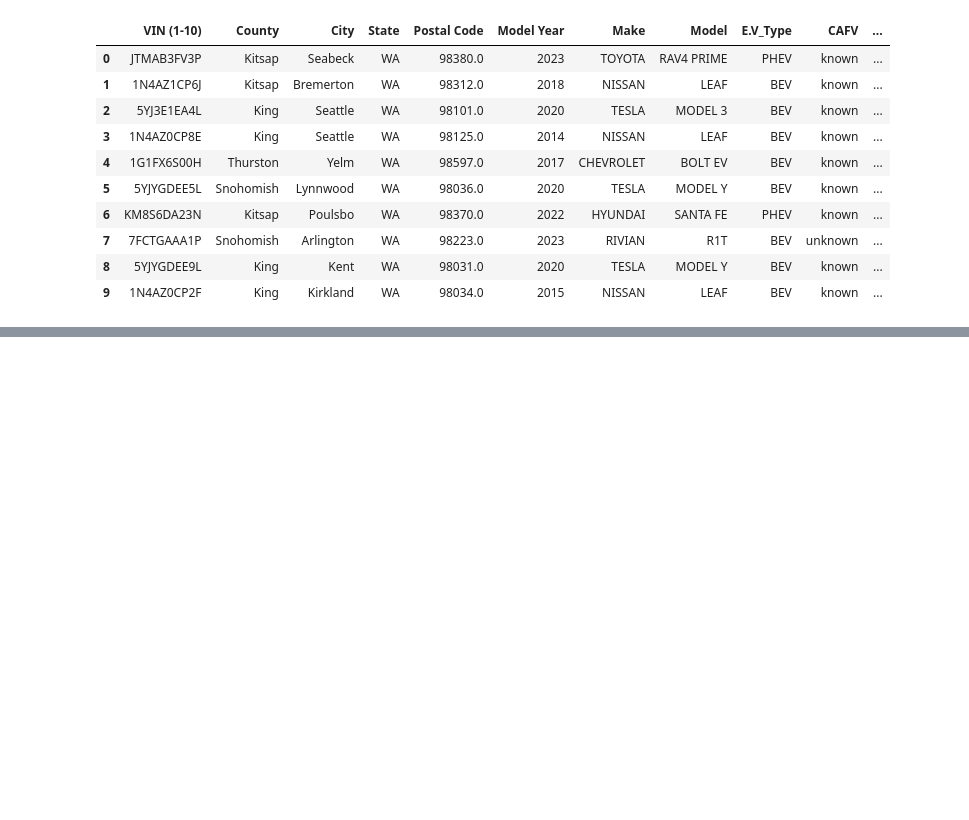
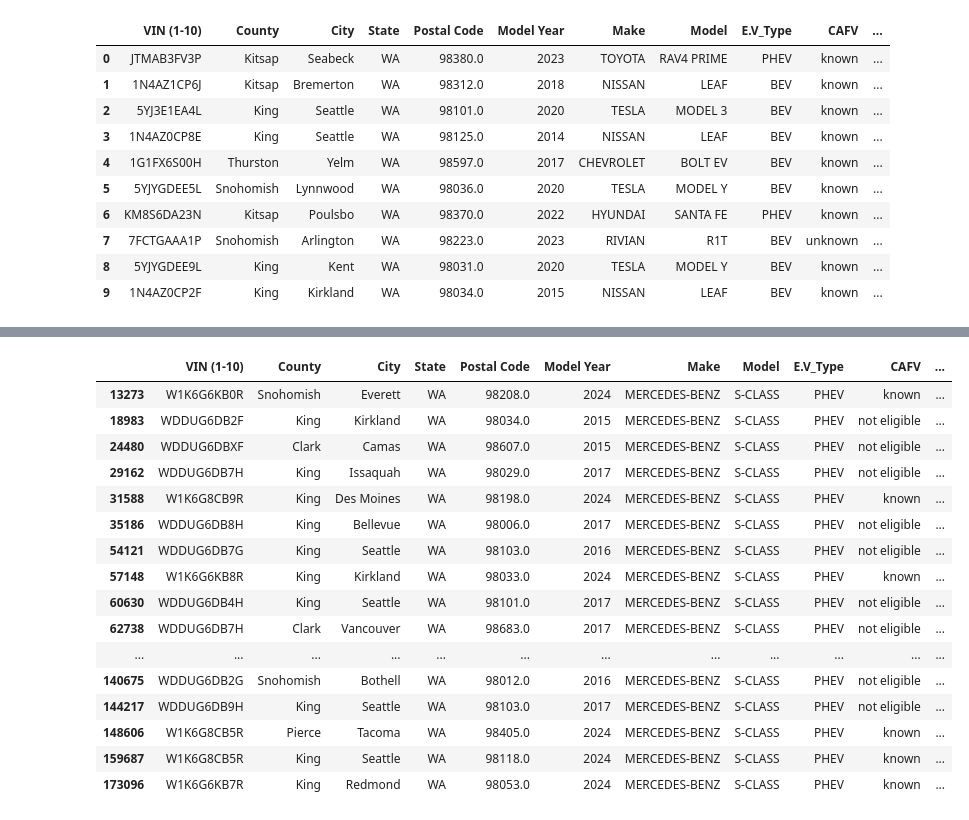
Before and after one commit to Gdyczko/Electric_Vehicle_Population_in_USA, a Jupyter notebook: Data_Analysis.ipynb, the cells around one changed output, grey strips where cells are left out. Cells and saved outputs as stored; diff of their text form; code cells hidden in the pictures; blank space fills up the shorter version.

```diff
--- a/Data_Analysis.ipynb
+++ b/Data_Analysis.ipynb
@@ -25,0 +97,20 @@ display(df.head(10))
+# %%
+df[pd.isna(df["Base MSRP"]) | (df["Model"] == "S-CLASS")]
+# %% [output]
+|  | VIN (1-10) | County | City | State | Postal Code | Model Year | Make | Model | E.V_Type | CAFV | ... |
+| 13273 | W1K6G6KB0R | Snohomish | Everett | WA | 98208.0 | 2024 | MERCEDES-BENZ | S-CLASS | PHEV | known | ... |
+| 18983 | WDDUG6DB2F | King | Kirkland | WA | 98034.0 | 2015 | MERCEDES-BENZ | S-CLASS | PHEV | not eligible | ... |
+| 24480 | WDDUG6DBXF | Clark | Camas | WA | 98607.0 | 2015 | MERCEDES-BENZ | S-CLASS | PHEV | not eligible | ... |
+| 29162 | WDDUG6DB7H | King | Issaquah | WA | 98029.0 | 2017 | MERCEDES-BENZ | S-CLASS | PHEV | not eligible | ... |
+| 31588 | W1K6G8CB9R | King | Des Moines | WA | 98198.0 | 2024 | MERCEDES-BENZ | S-CLASS | PHEV | known | ... |
+| 35186 | WDDUG6DB8H | King | Bellevue | WA | 98006.0 | 2017 | MERCEDES-BENZ | S-CLASS | PHEV | not eligible | ... |
+| 54121 | WDDUG6DB7G | King | Seattle | WA | 98103.0 | 2016 | MERCEDES-BENZ | S-CLASS | PHEV | not eligible | ... |
+| 57148 | W1K6G6KB8R | King | Kirkland | WA | 98033.0 | 2024 | MERCEDES-BENZ | S-CLASS | PHEV | known | ... |
+| 60630 | WDDUG6DB4H | King | Seattle | WA | 98101.0 | 2017 | MERCEDES-BENZ | S-CLASS | PHEV | not eligible | ... |
+| 62738 | WDDUG6DB7H | Clark | Vancouver | WA | 98683.0 | 2017 | MERCEDES-BENZ | S-CLASS | PHEV | not eligible | ... |
+| ... | ... | ... | ... | ... | ... | ... | ... | ... | ... | ... | ... |
+| 140675 | WDDUG6DB2G | Snohomish | Bothell | WA | 98012.0 | 2016 | MERCEDES-BENZ | S-CLASS | PHEV | not eligible | ... |
+| 144217 | WDDUG6DB9H | King | Seattle | WA | 98103.0 | 2017 | MERCEDES-BENZ | S-CLASS | PHEV | not eligible | ... |
+| 148606 | W1K6G8CB5R | Pierce | Tacoma | WA | 98405.0 | 2024 | MERCEDES-BENZ | S-CLASS | PHEV | known | ... |
+| 159687 | W1K6G8CB5R | King | Seattle | WA | 98118.0 | 2024 | MERCEDES-BENZ | S-CLASS | PHEV | known | ... |
+| 173096 | W1K6G6KB7R | King | Redmond | WA | 98053.0 | 2024 | MERCEDES-BENZ | S-CLASS | PHEV | known | ... |
```
Also changed, not shown: parts of 5 cells of this notebook.
